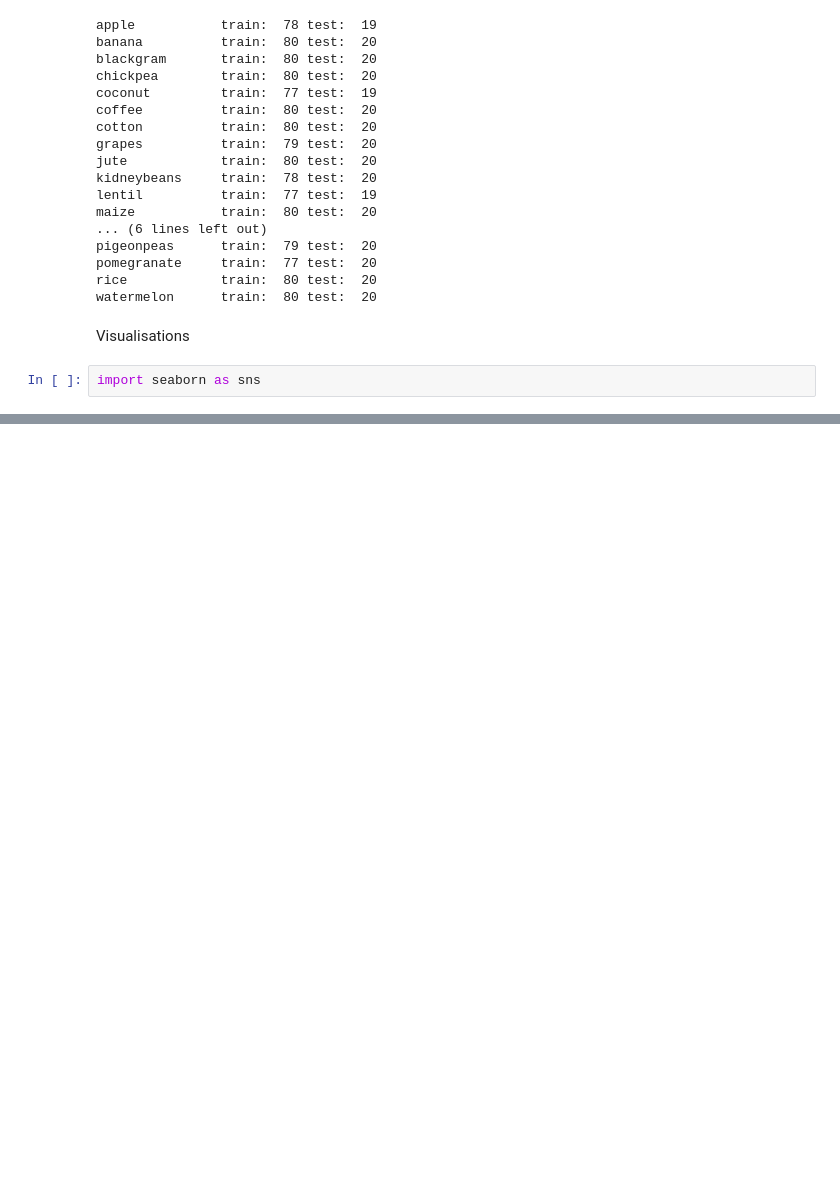
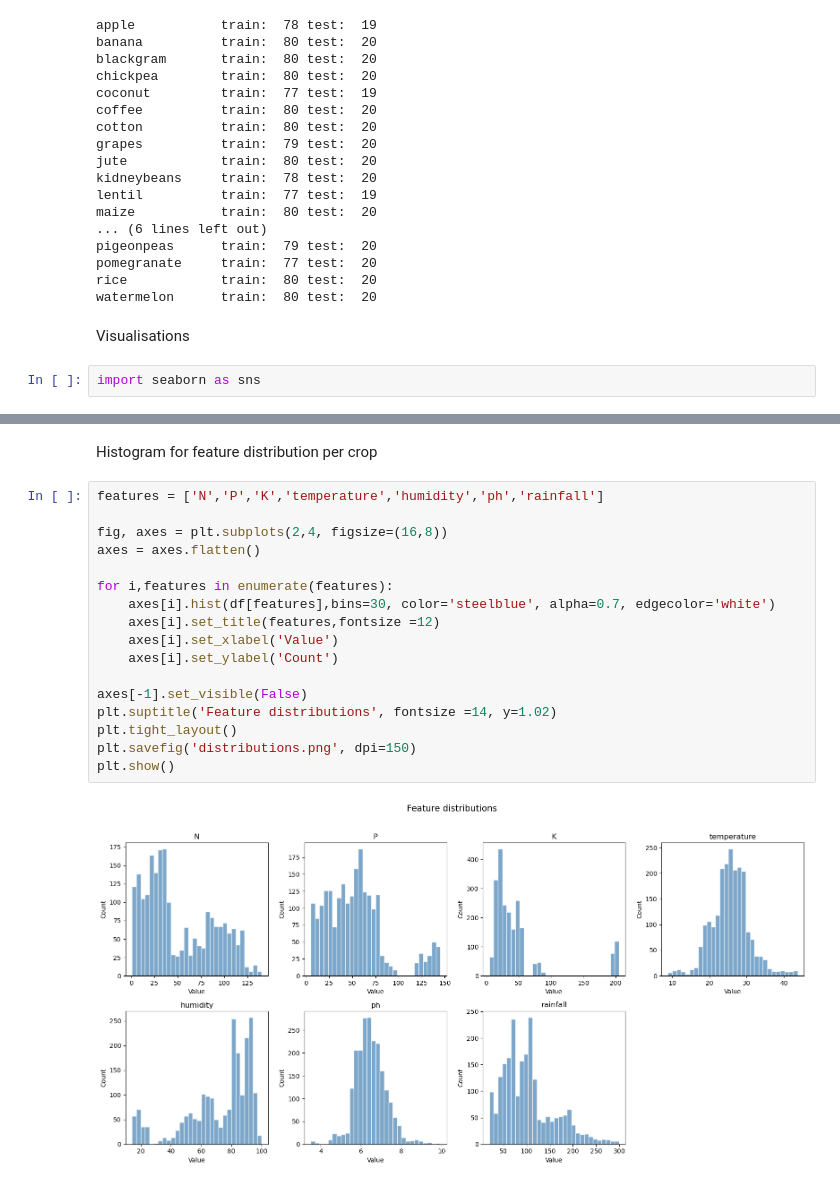
Before and after one commit to pavani3011/AGRI-API-PROJECT, a Jupyter notebook: Crop.ipynb, the cells around one changed output, grey strips where cells are left out. Saved outputs shown, nothing was run; the diff lists cells and outputs as text; blank space fills up the shorter version.

```diff
--- a/Crop.ipynb
+++ b/Crop.ipynb
@@ -263,0 +285,21 @@ import seaborn as sns
+# %% [markdown]
+Histogram for feature distribution per crop
+# %%
+features = ['N','P','K','temperature','humidity','ph','rainfall']
+
+fig, axes = plt.subplots(2,4, figsize=(16,8))
+axes = axes.flatten()
+
+for i,features in enumerate(features):
+    axes[i].hist(df[features],bins=30, color='steelblue', alpha=0.7, edgecolor='white')
+    axes[i].set_title(features,fontsize =12)
+    axes[i].set_xlabel('Value')
+    axes[i].set_ylabel('Count')
+
+axes[-1].set_visible(False)
+plt.suptitle('Feature distributions', fontsize =14, y=1.02)
+plt.tight_layout()
+plt.savefig('distributions.png', dpi=150)
+plt.show()
+# %% [output]
+[figure, added]
```
Also changed, not shown: parts of 9 cells of this notebook, 1 other file.
